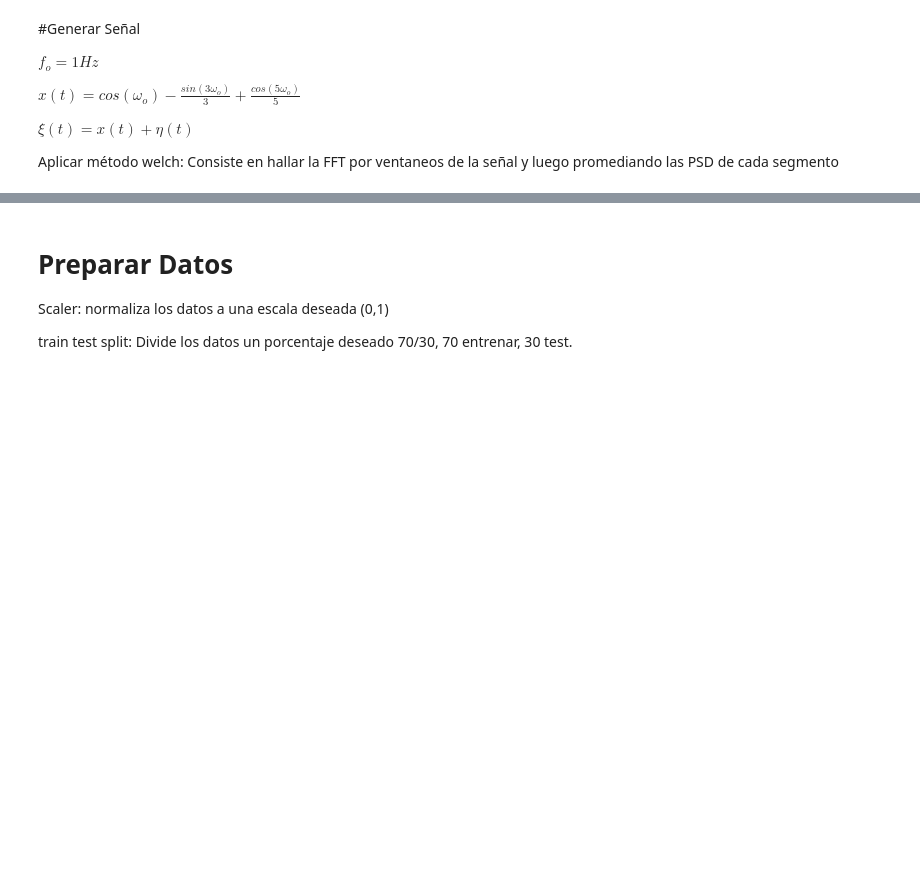
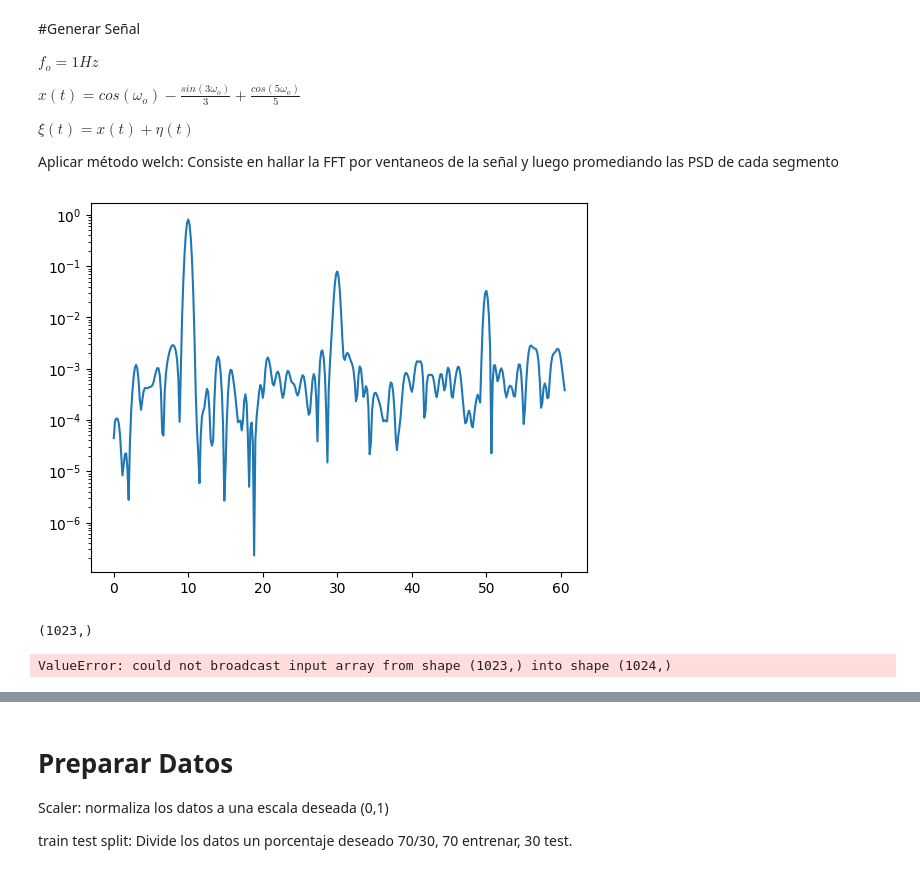
Before and after one commit to dramirezbe/Signal-theory, a Jupyter notebook: Random-signal-analysis/PSDmean_Estimation.ipynb, the cells around one changed output, grey strips where cells are left out. Cells and saved outputs as stored; diff of their text form; code cells hidden in the pictures; blank space fills up the shorter version.

```diff
--- a/Random-signal-analysis/PSDmean_Estimation.ipynb
+++ b/Random-signal-analysis/PSDmean_Estimation.ipynb
@@ -25,6 +29,54 @@ $x(t) = cos(\omega_o) - \frac{sin(3\omega_o)}{3} + \frac{cos(5\omega_o)}{5}$
 $\xi(t) = x(t) + \eta(t)$
 
 Aplicar método welch: Consiste en hallar la FFT por ventaneos de la señal y luego promediando las PSD de cada segmento
+# %%
+
+def randomvector(N, sigma):
+    """Genera un vector gaussiano eta = N(0, sigma)"""
+
+    return np.random.normal(0, np.sqrt(sigma), size=N)
+
+def real_signal(t, wo):
+    """x(t)"""
+
+    return np.cos(wo*t) - (1/3)*np.sin(3*wo*t) + (1/5)*np.cos(5*wo*t)
+
+
+def welch_vector(X, fs, nperseg, N):
+    """Generar psd de la señal xi
+       ventaneo hamming
+       overlap del 50% de la vetana
+    """
+    nperseg = N - 1
+    nfft = nperseg*2 - 1
+
+    return sig.welch(X, fs, window='blackmanharris', nperseg=nperseg,nfft=nfft, noverlap=N//2)
+
+N = 1024 #Longitud señal
+M = 2000 # No de señales
+fo = 10 # 10Hz frecuencia
+wo = 2*np.pi*fo
+sigma = 0.1  #varianza
+nperseg = N - 1 #Longitud ventana
+
+t = np.linspace(0, 3, N) # vector de tiempo de 0 a 3 segundos
+fs = 1/(t[1]-t[0]) #Muestreo
+
+nfft = nperseg*2 - 1
+
+
+X = real_signal(t, wo) + randomvector(N, sigma)
+f,psd =welch_vector(X, fs, nperseg, N)
+
+#plt.plot(t, X)
+fn = int(5*wo+50)
+plt.semilogy(f[0:fn], psd[0:fn])
+plt.show()
+
+print(psd.shape)
+# %% [output]
+[figure, added]
+(1023,)
 # %%
 np.random.seed(0)
 
@@ -39,20 +91,22 @@ def real_signal(t, wo):
     return np.cos(wo*t) - (1/3)*np.sin(3*wo*t) + (1/5)*np.cos(5*wo*t)
 
 
-def welch_vector(X, fs, nperseg):
+def welch_vector(X, fs, nperseg, N):
     """Generar psd de la señal xi
        ventaneo hamming
-       overlap del 25% de la vetana
+       overlap del 50% de la vetana
     """
+    nperseg = N - 1
+    nfft = nperseg*2 - 1
 
-    return sig.welch(X, fs, window='hamming', nperseg=nperseg, noverlap=(nperseg*.25))
+    return sig.welch(X, fs, window='blackmanharris', nperseg=nperseg,nfft=nfft, noverlap=N//2)
 
 N = 1024 #Longitud señal
 M = 2000 # No de señales
 fo = 1 # 1Hz frecuencia
 wo = 2*np.pi*fo
 sigma = 0.1  #varianza
-nperseg = 501 #Longitud ventana
+nperseg = N #Longitud ventana
 
 t = np.linspace(0, 3, N) # vector de tiempo de 0 a 3 segundos
 fs = 1/(t[1]-t[0]) #Muestreo
@@ -62,10 +116,16 @@ for i in range(M):
     X_true = real_signal(t, wo) #Generar señal real
     X[i] = X_true + randomvector(N, sigma) #Combinarla con ruido, meterla a la fila
 
-Psd = np.zeros((M, (nperseg//2)+1)) # Matriz welch, M señales, longitud psd = (ventaneo//2) +1
-Freq = np.zeros((M, (nperseg//2)+1))
+Psd = np.zeros((M,N)) # Matriz welch, M señales, longitud psd = (ventaneo//2) +1
 
 for i in range(M):
-    f, psd = welch_vector(X[i], fs, nperseg)
+    f, psd = welch_vector(X[i], fs, nperseg, N)
     Psd[i] = psd
-    Freq[i] = f
+
+psd_mean = np.mean(Psd, axis=0)
+
+Psd_mean_m = np.zeros((M, (nperseg//2)+1))
+for i in range(M):
+    Psd_mean_m[i] = psd_mean
+# %% [output]
+ValueError: could not broadcast input array from shape (1023,) into shape (1024,)
```
Also changed, not shown: parts of 7 cells of this notebook, 1 other file.
